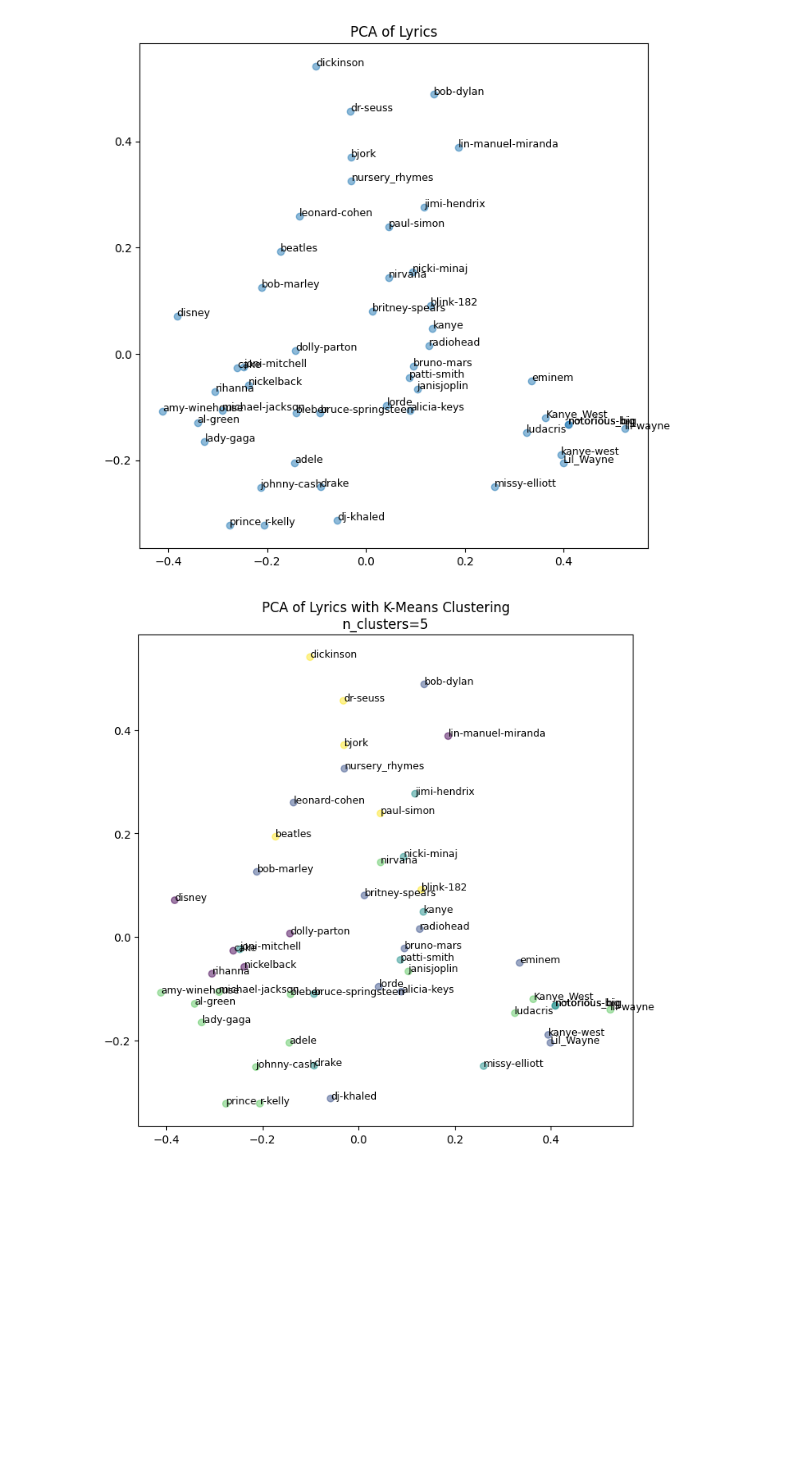
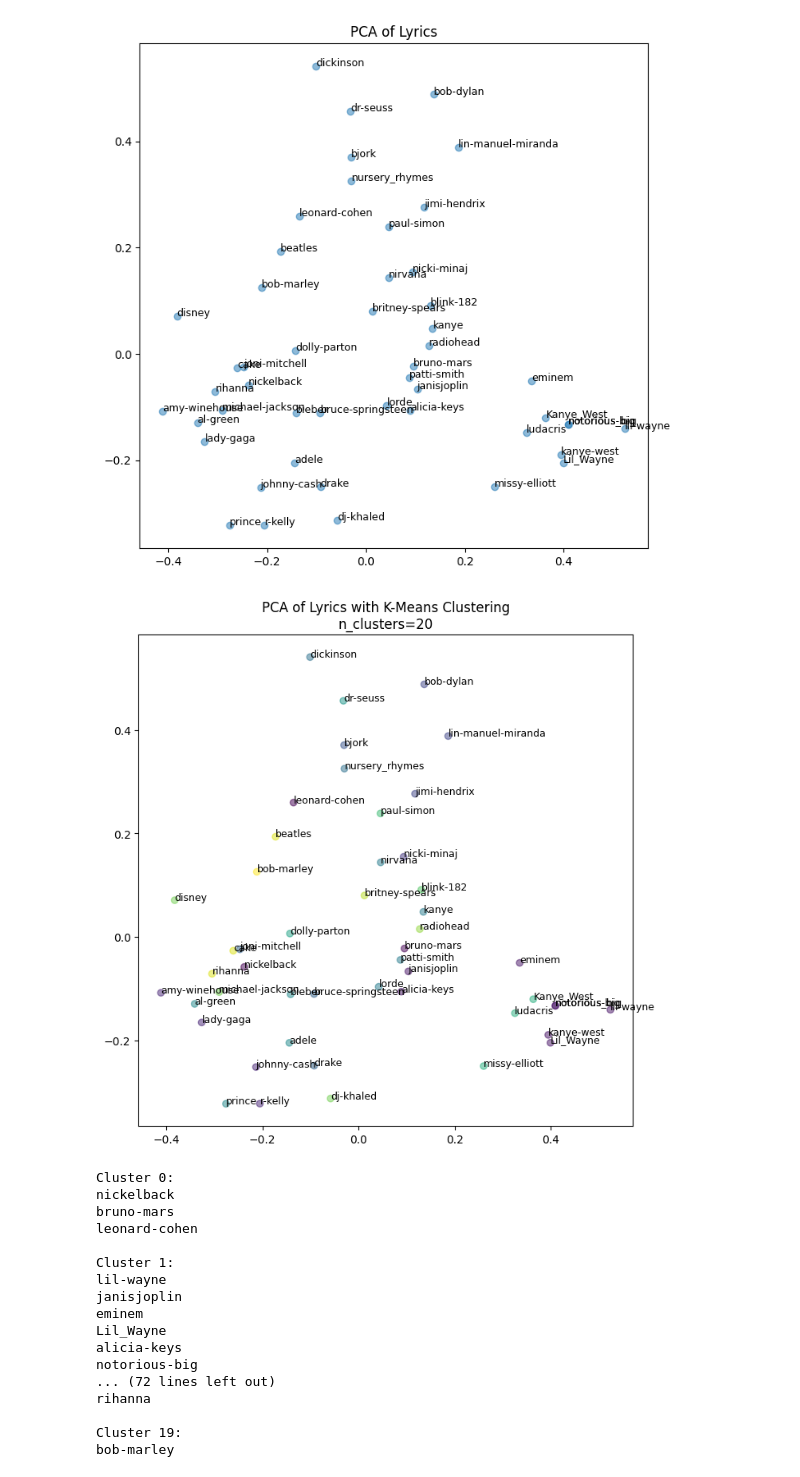
Before and after one commit to 4-en/datamining_examples, a Jupyter notebook: clustering/clustering.ipynb, the cells around one changed output. Drawn from its saved outputs; the diff is of its cells as text; code cells hidden in the pictures; blank space fills up the shorter version.

```diff
--- a/clustering/clustering.ipynb
+++ b/clustering/clustering.ipynb
@@ -58,22 +58,47 @@ plt.show()
 # %%
 # k-means clustering
 from sklearn.cluster import KMeans
 
-kmeans = KMeans(n_clusters=5)
+kmeans = KMeans(n_clusters=20)
 kmeans.fit(lyrics)
 clusters = kmeans.predict(lyrics)
 
 # plot the 2d vectors with clusters
 plt.figure(figsize=(8, 8))
 plt.scatter(lyrics_2d[:, 0], lyrics_2d[:, 1], c=clusters, alpha=0.5)
-plt.title(f"PCA of Lyrics with K-Means Clustering\nn_clusters={5}")
+plt.title(f"PCA of Lyrics with K-Means Clustering\nn_clusters={20}")
 for i, (artist, _) in enumerate(songs):
     plt.text(lyrics_2d[i, 0], lyrics_2d[i, 1], artist, fontsize=9)
 
 # parameters
 plt.show()
+
+# print the clusters
+for i in range(20):
+    print(f"Cluster {i}:")
+    for j, (artist, _) in enumerate(songs):
+        if clusters[j] == i:
+            print(artist)
+    print()
 # %% [output]
-[figure, old version]
+[figure, new version]
+Cluster 0:
+nickelback
+bruno-mars
+leonard-cohen
+
+Cluster 1:
+lil-wayne
+janisjoplin
+eminem
+Lil_Wayne
+alicia-keys
+notorious-big
+... (72 lines left out)
+rihanna
+
+Cluster 19:
+bob-marley
 # %%
 # Agglomerative Clustering
 from sklearn.cluster import AgglomerativeClustering
```
Also changed, not shown: parts of 2 cells of this notebook, 2 other files.
